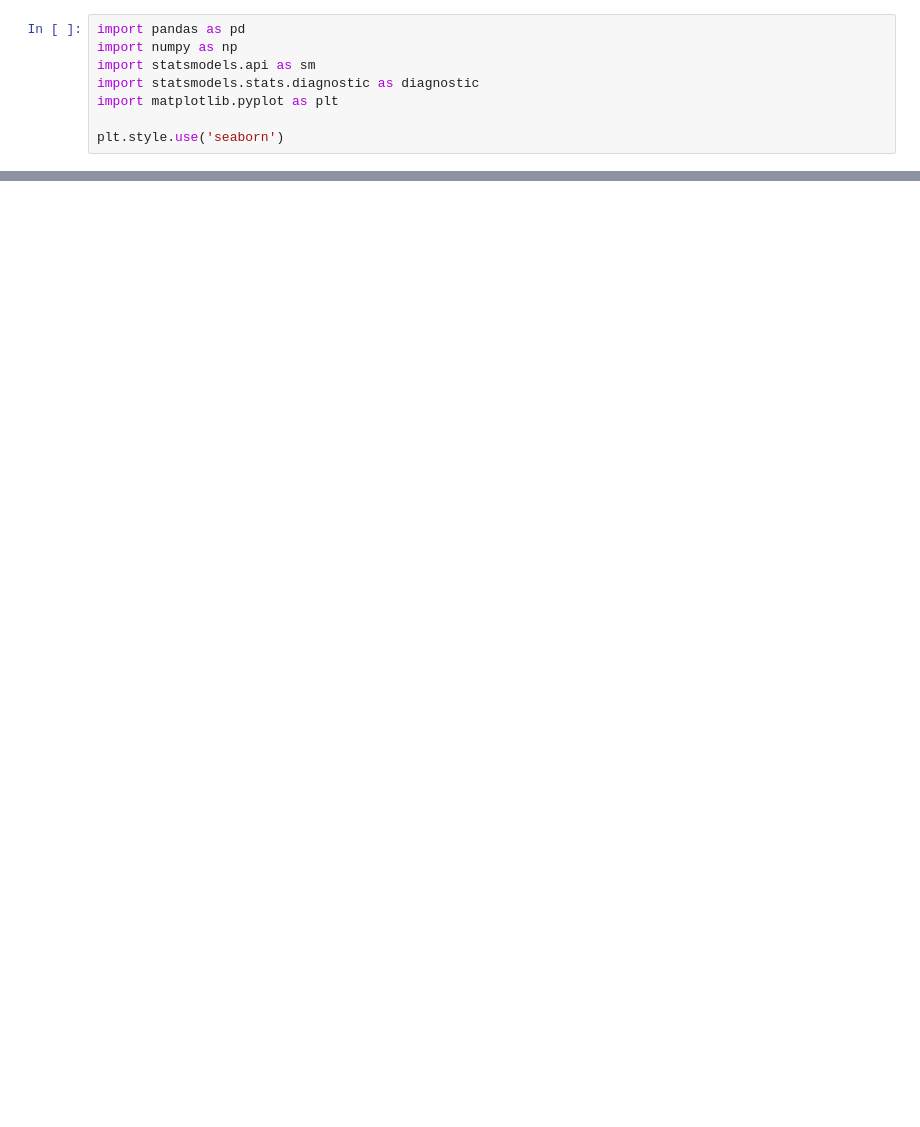
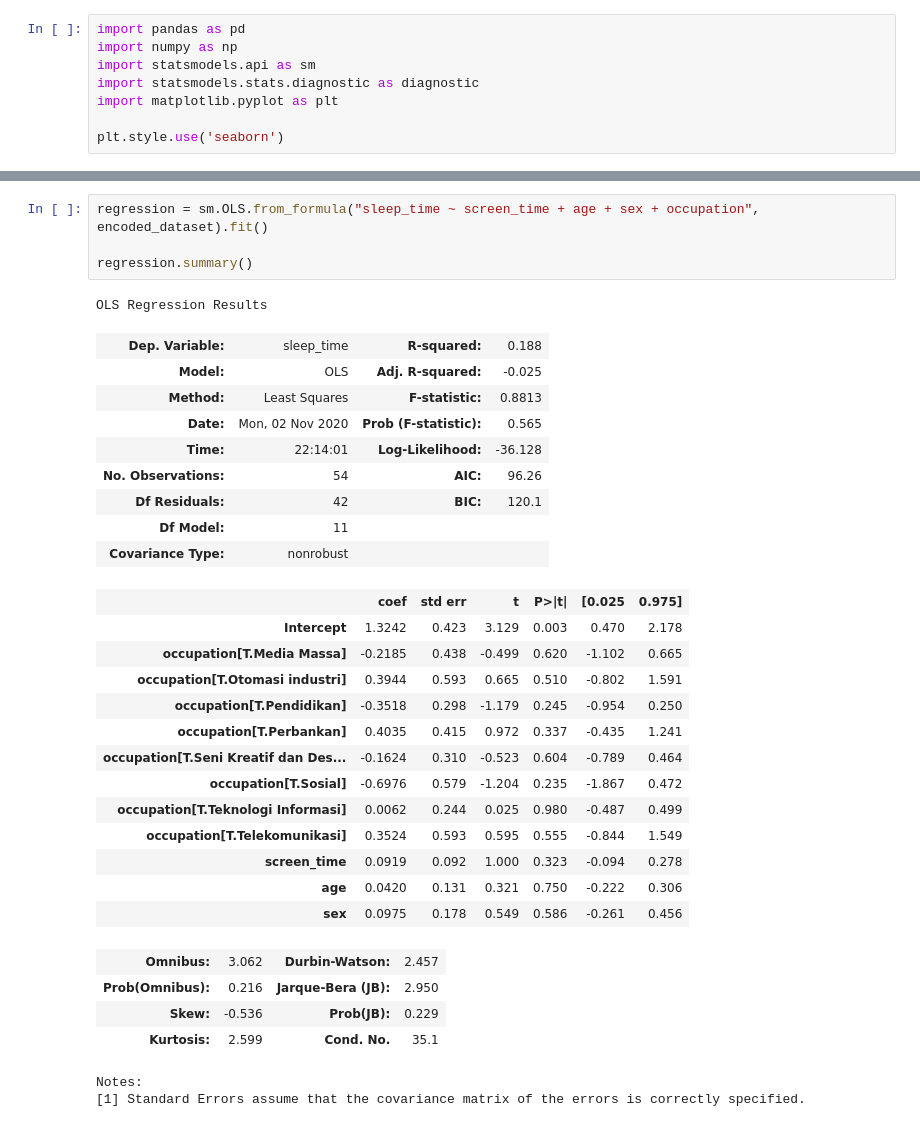
Before and after one commit to rendyananta/sleep-time-analysis, a Jupyter notebook: regression_analysis.ipynb, the cells around one changed output, grey strips where cells are left out. Cells and saved outputs as stored; diff of their text form; blank space fills up the shorter version.

Commit message:
update cross tab chi-square analysis + add regression model

```diff
--- a/regression_analysis.ipynb
+++ b/regression_analysis.ipynb
@@ -41,0 +42,34 @@ plt.show()
+# %%
+regression = sm.OLS.from_formula("sleep_time ~ screen_time + age + sex + occupation", encoded_dataset).fit()
+
+regression.summary()
+# %% [output]
+OLS Regression Results
+| Dep. Variable: | sleep_time | R-squared: | 0.188 |
+| Model: | OLS | Adj. R-squared: | -0.025 |
+| Method: | Least Squares | F-statistic: | 0.8813 |
+| Date: | Mon, 02 Nov 2020 | Prob (F-statistic): | 0.565 |
+| Time: | 22:14:01 | Log-Likelihood: | -36.128 |
+| No. Observations: | 54 | AIC: | 96.26 |
+| Df Residuals: | 42 | BIC: | 120.1 |
+| Df Model: | 11 |  |  |
+| Covariance Type: | nonrobust |  |  |
+|  | coef | std err | t | P>|t| | [0.025 | 0.975] |
+| Intercept | 1.3242 | 0.423 | 3.129 | 0.003 | 0.470 | 2.178 |
+| occupation[T.Media Massa] | -0.2185 | 0.438 | -0.499 | 0.620 | -1.102 | 0.665 |
+| occupation[T.Otomasi industri] | 0.3944 | 0.593 | 0.665 | 0.510 | -0.802 | 1.591 |
+| occupation[T.Pendidikan] | -0.3518 | 0.298 | -1.179 | 0.245 | -0.954 | 0.250 |
+| occupation[T.Perbankan] | 0.4035 | 0.415 | 0.972 | 0.337 | -0.435 | 1.241 |
+| occupation[T.Seni Kreatif dan Des... | -0.1624 | 0.310 | -0.523 | 0.604 | -0.789 | 0.464 |
+| occupation[T.Sosial] | -0.6976 | 0.579 | -1.204 | 0.235 | -1.867 | 0.472 |
+| occupation[T.Teknologi Informasi] | 0.0062 | 0.244 | 0.025 | 0.980 | -0.487 | 0.499 |
+| occupation[T.Telekomunikasi] | 0.3524 | 0.593 | 0.595 | 0.555 | -0.844 | 1.549 |
+| screen_time | 0.0919 | 0.092 | 1.000 | 0.323 | -0.094 | 0.278 |
+| age | 0.0420 | 0.131 | 0.321 | 0.750 | -0.222 | 0.306 |
+| sex | 0.0975 | 0.178 | 0.549 | 0.586 | -0.261 | 0.456 |
+| Omnibus: | 3.062 | Durbin-Watson: | 2.457 |
+| Prob(Omnibus): | 0.216 | Jarque-Bera (JB): | 2.950 |
+| Skew: | -0.536 | Prob(JB): | 0.229 |
+| Kurtosis: | 2.599 | Cond. No. | 35.1 |
+Notes:
+[1] Standard Errors assume that the covariance matrix of the errors is correctly specified.
```
Also changed, not shown: parts of 5 cells of this notebook, 1 other file.
